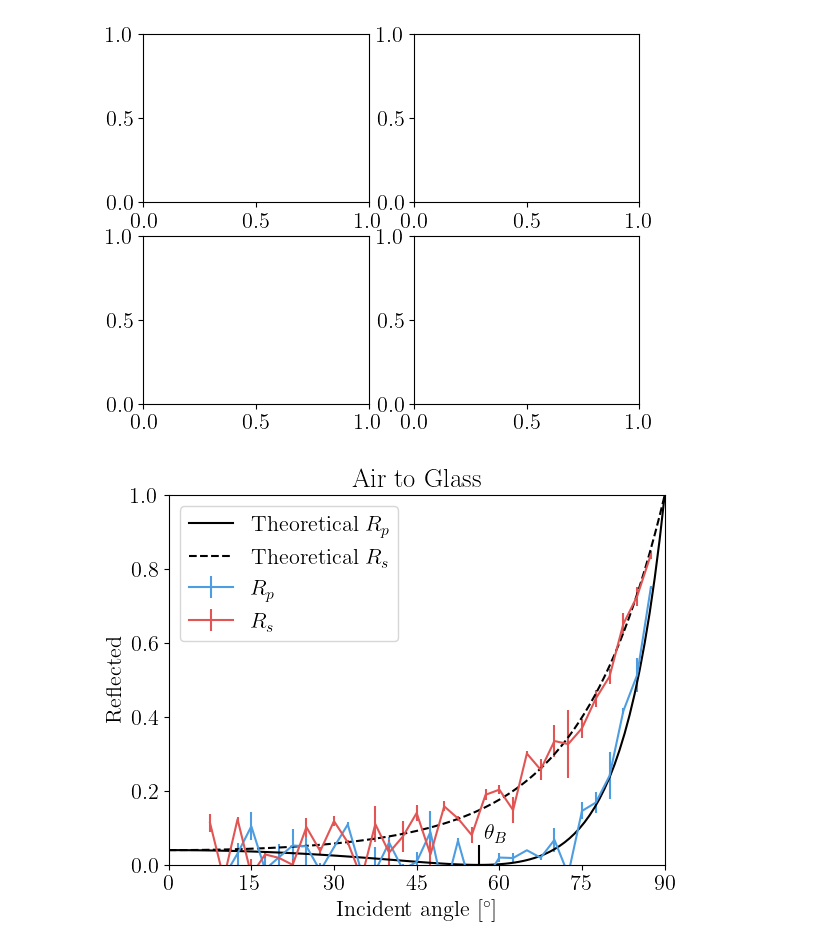
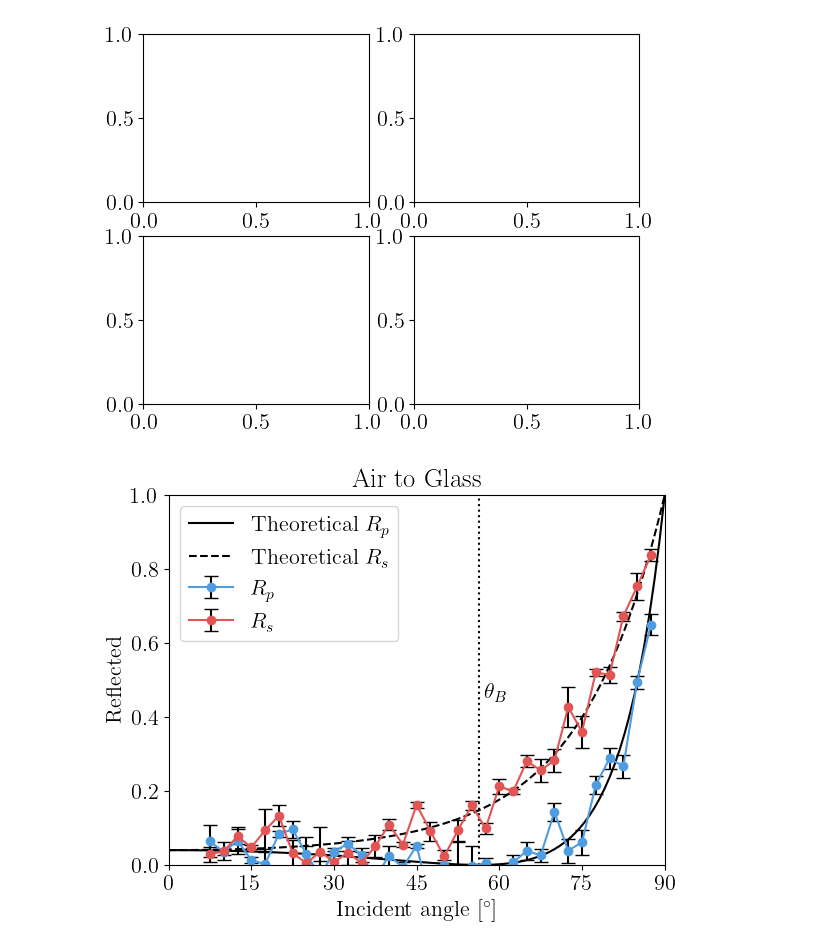
Before and after one commit to AsMoeBoe/eksperimentel-fysik, a Jupyter notebook: FresnelRelationsDay2.ipynb, the cells around one changed output. Cells and saved outputs as stored; diff of their text form; code cells hidden in the pictures.

Commit message:
Improved graphing and mock data

```diff
--- a/FresnelRelationsDay2.ipynb
+++ b/FresnelRelationsDay2.ipynb
@@ -69,8 +69,10 @@ class Measurement:
         p_errors = [m.std_dev for m in self.measured_percentage_p]
         s_errors = [m.std_dev for m in self.measured_percentage_s]
 
-        ax.errorbar(self.incident_angle, p_values, yerr=p_errors, c=p_color, label=f"${'R' if self.reflection else 'T'}_p$")
-        ax.errorbar(self.incident_angle, s_values, yerr=s_errors, c=s_color, label=f"${'R' if self.reflection else 'T'}_s$")
+        ax.errorbar(self.incident_angle, p_values, fmt='-o', yerr=p_errors,
+                    c=p_color, label=f"${'R' if self.reflection else 'T'}_p$",
+                    capsize=5, ecolor='k')
+        ax.errorbar(self.incident_angle, s_values, fmt='-o', yerr=s_errors, c=s_color, label=f"${'R' if self.reflection else 'T'}_s$", capsize=5, ecolor='k')
 
         ax.set_xlim(0, 90)
         ax.set_ylim(0, 1)
@@ -88,30 +90,36 @@ class Measurement:
 
         theoretical_incident_angles = np.linspace(0, 90 if self.air_to_glass else ca-0.001, 100)
 
-        theoretical_R_ps = theoretical_R_p(np.deg2rad(theoretical_incident_angles), self.k)
-        theoretical_R_ss = theoretical_R_s(np.deg2rad(theoretical_incident_angles), self.k)
+        args = (np.deg2rad(theoretical_incident_angles), self.k)
 
-        ax.plot(theoretical_incident_angles, theoretical_R_ps, color='k', label=f"Theoretical ${'R' if self.reflection else 'T'}_p$")
-        ax.plot(theoretical_incident_angles, theoretical_R_ss, "--", color='k', label=f"Theoretical ${'R' if self.reflection else 'T'}_s$")
+        theoretical_ps = theoretical_R_p(*args) if self.reflection else theoretical_T_p(*args)
+        theoretical_ss = theoretical_R_s(*args) if self.reflection else theoretical_T_s(*args)
 
-        ax.plot([ba, ba], [0, 0.05], color='k')
-        ax.text(ba + 1, 0.07, r"$\theta_B$")
+        ax.plot(theoretical_incident_angles, theoretical_ps, color='k', label=f"Theoretical ${'R' if self.reflection else 'T'}_p$")
+        ax.plot(theoretical_incident_angles, theoretical_ss, "--", color='k', label=f"Theoretical ${'R' if self.reflection else 'T'}_s$")
+
+        ax.plot([ba, ba], [0, 1], ':', color='k')
+        ax.text(ba + 1, 0.45, r"$\theta_B$")
         if not self.air_to_glass:
-            ax.plot([ca, ca], [0, 0.05], color='k')
-            ax.text(ca + 1, 0.07, r"$\theta_C$")
+            ax.plot([ca, ca], [0, 1], ':', color='k')
+            ax.text(ca + 1, 0.45, r"$\theta_C$")
 
         ax.legend()
 # %%
-air_to_glass_reflected_filename = ""
-glass_to_air_reflected_filename = ""
-air_to_glass_transmitted_filename = ""
-glass_to_air_transmitted_filename = ""
+air_to_glass_reflected_filename = "data/test_mock_air_to_glass_reflected.txt"
+glass_to_air_reflected_filename = "data/test_mock_glass_to_air_reflected.txt"
+air_to_glass_transmitted_filename = "data/test_mock_air_to_glass_transmitted.txt"
+glass_to_air_transmitted_filename = "data/test_mock_glass_to_air_transmitted.txt"
 # %%
-measurement1 = Measurement("data/test_mock_air_to_glass_reflected.txt", True, True, (1.76, 1.68), (0.01, 0.02), (1.76, 1.68), (0.01, 0.02))
-measurement2 = Measurement("data/test_mock_glass_to_air_reflected.txt", True, False, (1.76, 1.68), (0.01, 0.02), (1.76, 1.68), (0.01, 0.02))
+measurement1 = Measurement(air_to_glass_reflected_filename, True, True, (1.76, 1.68), (0.01, 0.02), (1.76, 1.68), (0.01, 0.02))
+measurement2 = Measurement(glass_to_air_reflected_filename, True, False, (1.76, 1.68), (0.01, 0.02), (1.76, 1.68), (0.01, 0.02))
+measurement3 = Measurement(air_to_glass_transmitted_filename, False, True, (1.76, 1.68), (0.01, 0.02), (1.76, 1.68), (0.01, 0.02))
+measurement4 = Measurement(glass_to_air_transmitted_filename, False, False, (1.76, 1.68), (0.01, 0.02), (1.76, 1.68), (0.01, 0.02))
 fig, ax = plt.subplots(2, 2)
 measurement1.plot(ax[0][0])
 measurement2.plot(ax[0][1])
+measurement3.plot(ax[1][0])
+measurement4.plot(ax[1][1])
 # %% [output]
 [figure]
-[figure, old version]
+[figure, new version]
```
Also changed, not shown: parts of 1 cell of this notebook, 5 other files.
